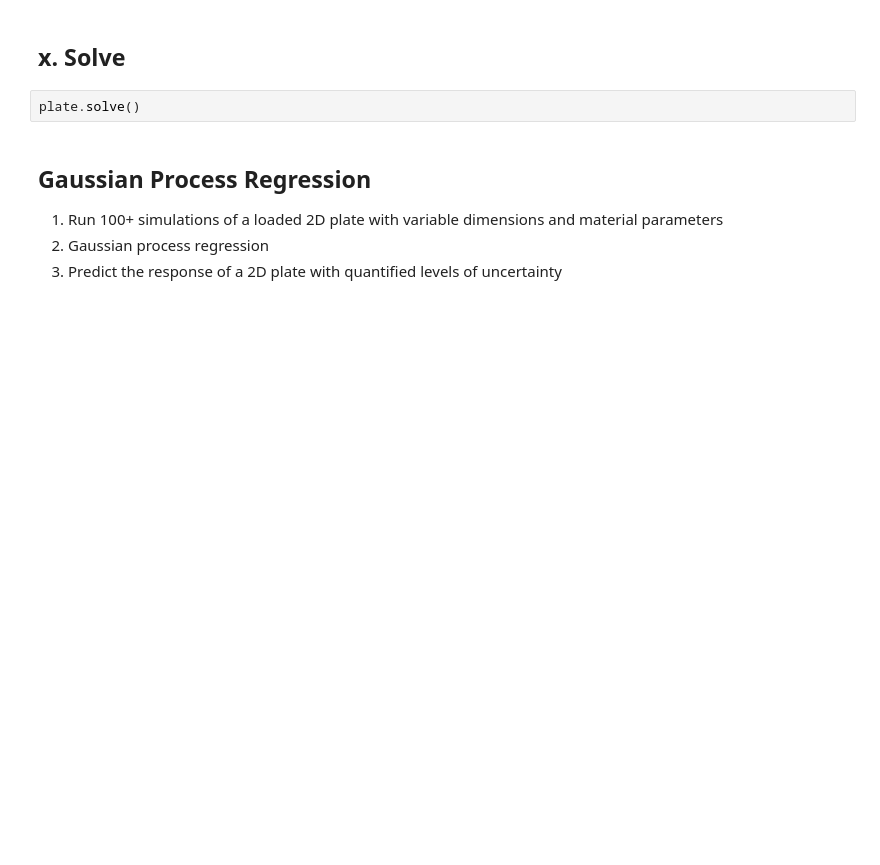
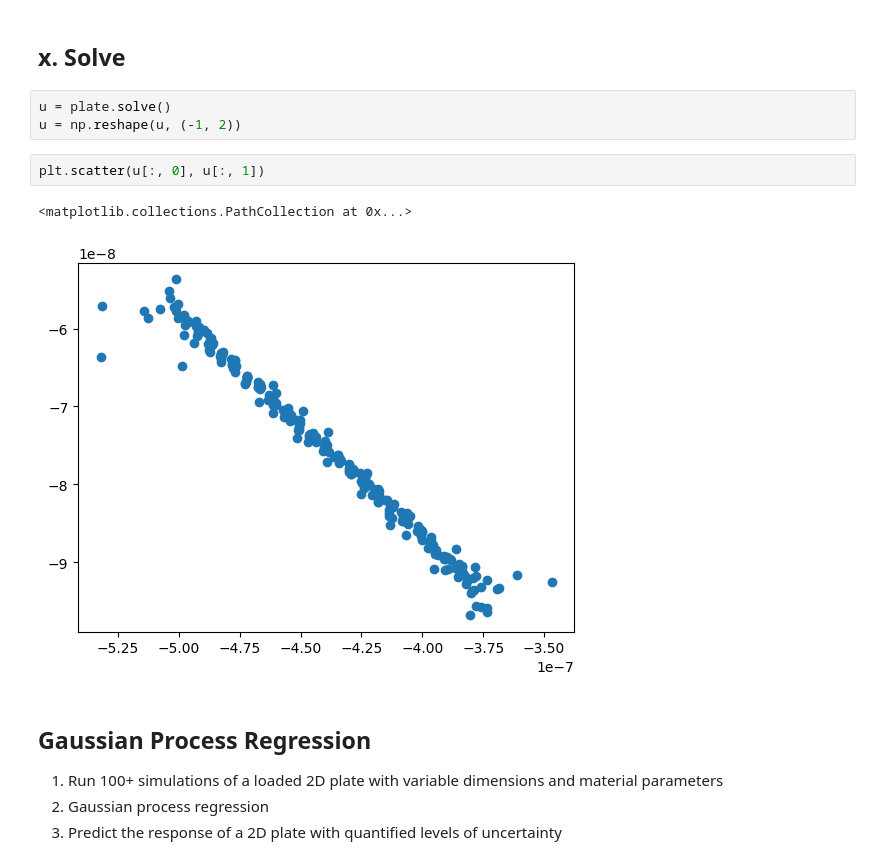
Before and after one commit to mark-hobbs/simplefea, a Jupyter notebook: 2d-plate-example.ipynb, the cells around one changed output. Drawn from its saved outputs; the diff is of its cells as text; blank space fills up the shorter version.

```diff
--- a/2d-plate-example.ipynb
+++ b/2d-plate-example.ipynb
@@ -186,7 +191,13 @@ NameError: name 'mesh' is not defined
 # %% [markdown]
 ## x. Solve
 # %%
-plate.solve()
+u = plate.solve()
+u = np.reshape(u, (-1, 2))
+# %%
+plt.scatter(u[:, 0], u[:, 1])
+# %% [output]
+<matplotlib.collections.PathCollection at 0x...>
+[figure, added]
 # %% [markdown]
 ## Gaussian Process Regression
 
```
Also changed, not shown: parts of 12 cells of this notebook, 1 other file.
